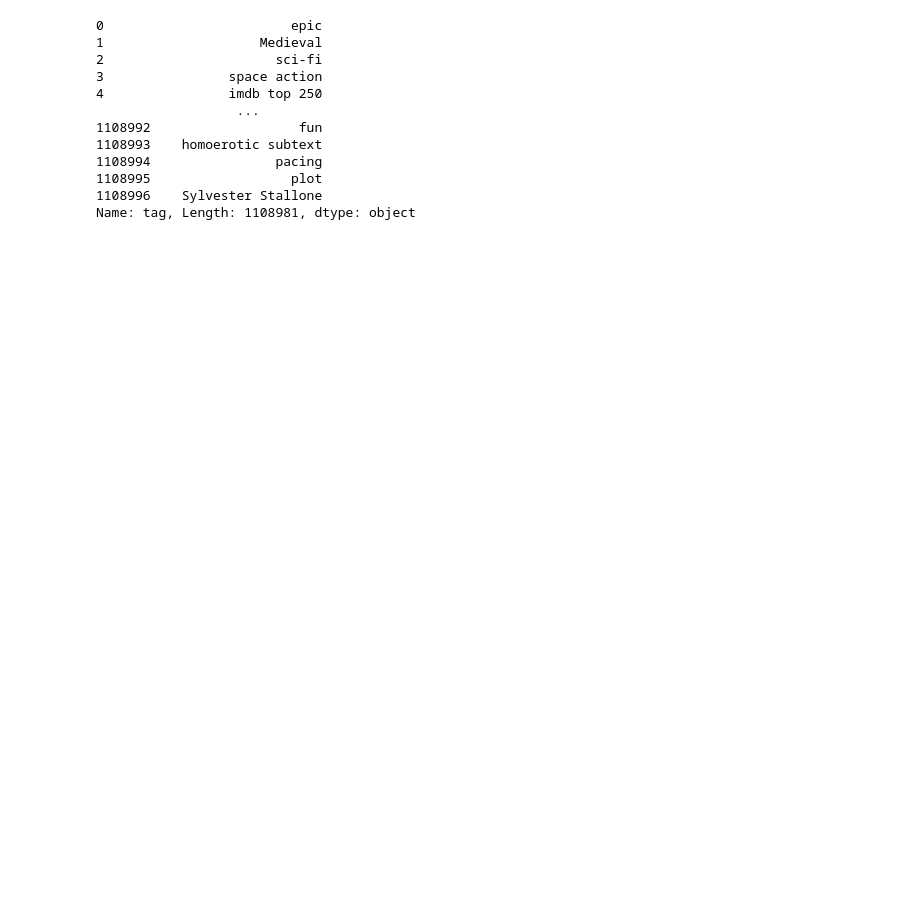
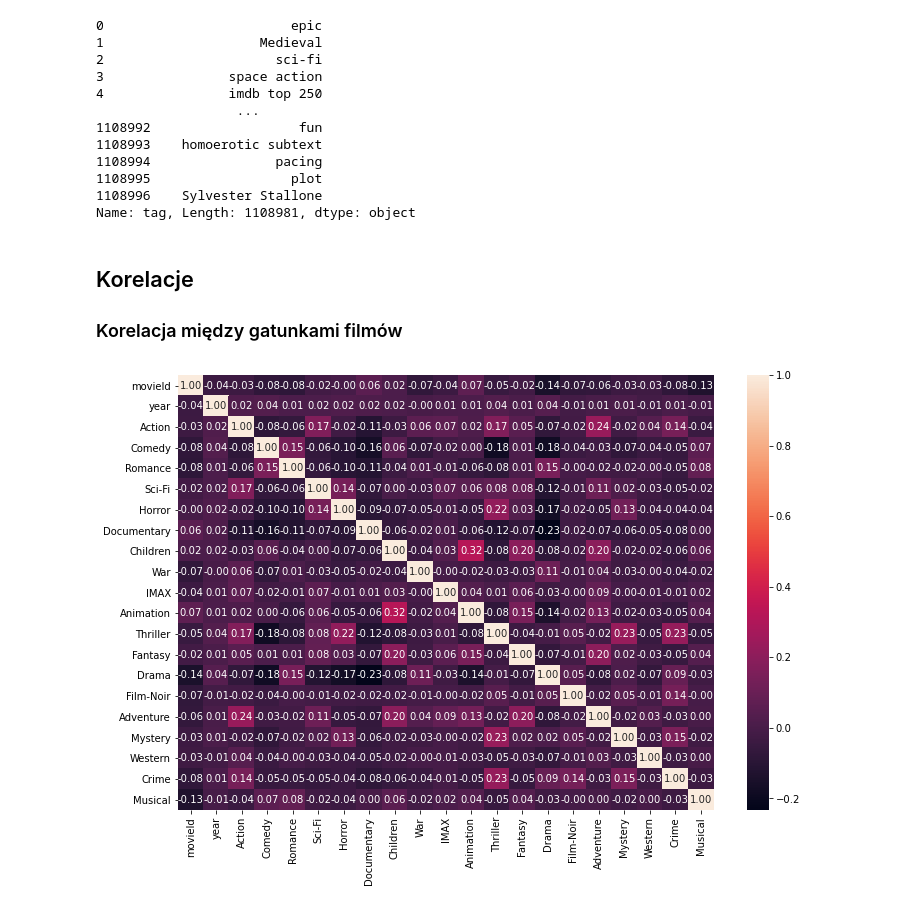
Before and after one commit to hoanganhlinh/WB_Asia_Laura_Pawel, a Jupyter notebook: Kamien_Milowy_I.ipynb, the cells around one changed output. Cells and saved outputs as stored; diff of their text form; code cells hidden in the pictures; blank space fills up the shorter version.

```diff
--- a/Kamien_Milowy_I.ipynb
+++ b/Kamien_Milowy_I.ipynb
@@ -619,3 +604,13 @@ tags['tag']
 1108995                  plot
 1108996    Sylvester Stallone
 Name: tag, Length: 1108981, dtype: object
+# %% [markdown]
+## Korelacje
+### Korelacja między gatunkami filmów
+# %%
+plt.figure(figsize=(12,8))
+corr = movies2.corr()
+sns.heatmap(corr, xticklabels=corr.columns.values, yticklabels=corr.columns.values, annot=True, fmt=".2f")
+plt.show()
+# %% [output]
+[figure, added]
```
Also changed, not shown: parts of 21 cells of this notebook.
